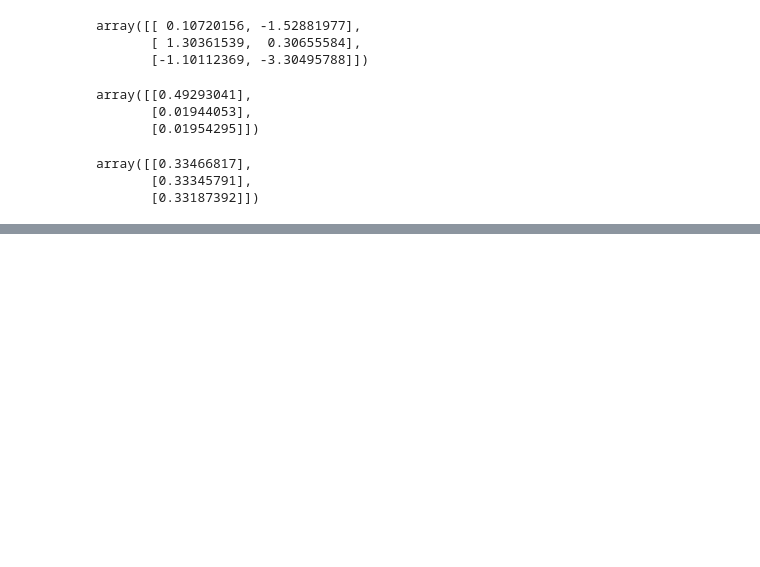
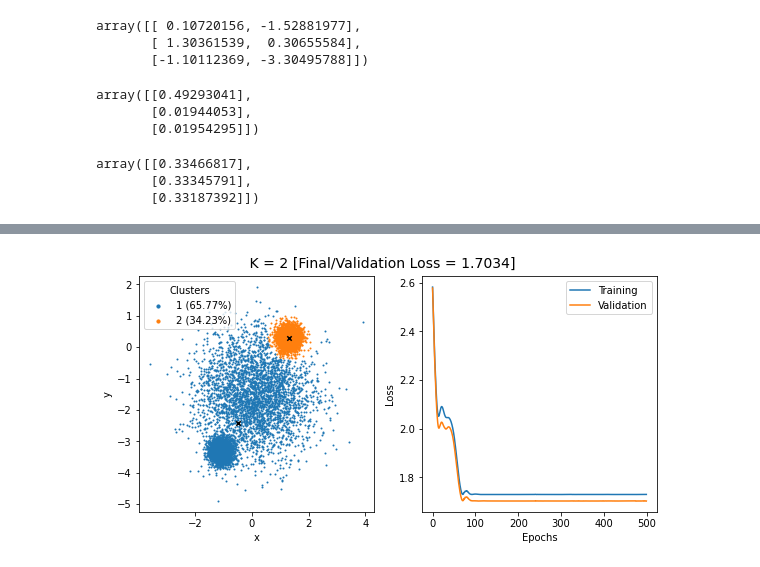
Before and after one commit to pranshumalik14/ece421-labs-hw, a Jupyter notebook: labs/lab3/lab3.ipynb, the cells around one changed output, grey strips where cells are left out. Saved outputs shown, nothing was run; the diff lists cells and outputs as text; code cells hidden in the pictures; blank space fills up the shorter version.

```diff
--- a/labs/lab3/lab3.ipynb
+++ b/labs/lab3/lab3.ipynb
@@ -350,0 +359,5 @@ plot2D_kmeans_clusters_and_loss(X2D, Mu_k_1, validation_k_1_loss_history)
+# %%
+gmm_Mu_k_2, gmm_phi_k_2, gmm_psi_k_2, gmm_valid_k_2_loss = gmm_tf2([X2D_train, X2D_valid], K=2)
+plot2D_gmm_clusters_and_loss(X2D, gmm_Mu_k_2, gmm_phi_k_2, gmm_psi_k_2, gmm_valid_k_2_loss)
+# %% [output]
+[figure, added]
```
Also changed, not shown: parts of 7 cells of this notebook.
